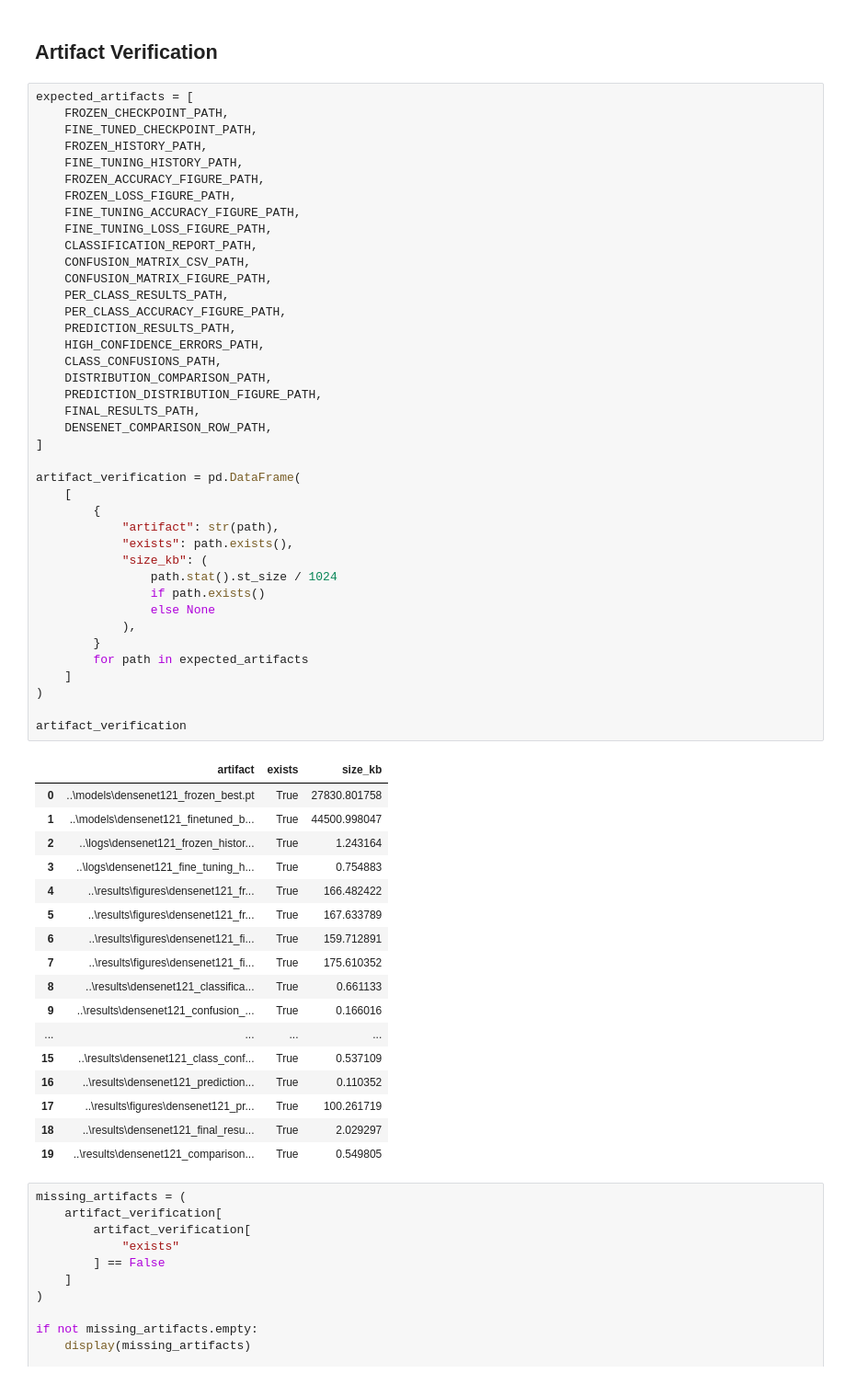
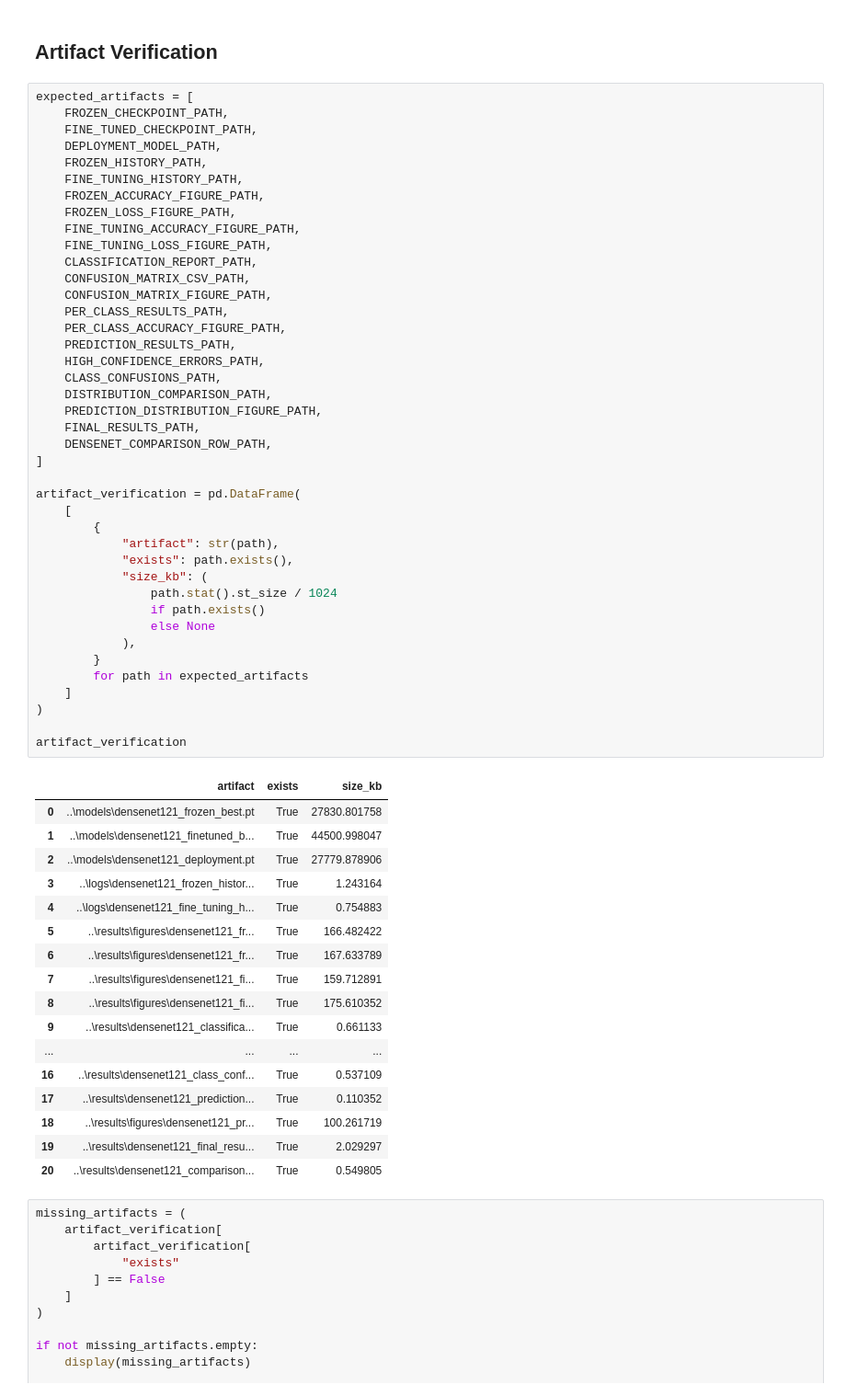
Before and after one commit to Soban-Creator/smart-waste-classification, a Jupyter notebook: notebooks/09_densenet121.ipynb, the cells around one changed output. Shown at 92% size. Saved outputs shown, nothing was run; the diff lists cells and outputs as text.

```diff
--- a/notebooks/09_densenet121.ipynb
+++ b/notebooks/09_densenet121.ipynb
@@ -3485,6 +3485,7 @@ densenet_comparison_row
 expected_artifacts = [
     FROZEN_CHECKPOINT_PATH,
     FINE_TUNED_CHECKPOINT_PATH,
+    DEPLOYMENT_MODEL_PATH,
     FROZEN_HISTORY_PATH,
     FINE_TUNING_HISTORY_PATH,
     FROZEN_ACCURACY_FIGURE_PATH,
@@ -3498,47 +3499,47 @@ expected_artifacts = [
     PER_CLASS_ACCURACY_FIGURE_PATH,
     PREDICTION_RESULTS_PATH,
     HIGH_CONFIDENCE_ERRORS_PATH,
     CLASS_CONFUSIONS_PATH,
     DISTRIBUTION_COMPARISON_PATH,
     PREDICTION_DISTRIBUTION_FIGURE_PATH,
     FINAL_RESULTS_PATH,
     DENSENET_COMPARISON_ROW_PATH,
 ]
 
 artifact_verification = pd.DataFrame(
     [
         {
             "artifact": str(path),
             "exists": path.exists(),
             "size_kb": (
                 path.stat().st_size / 1024
                 if path.exists()
                 else None
             ),
         }
         for path in expected_artifacts
     ]
 )
 
 artifact_verification
 # %% [output]
 |  | artifact | exists | size_kb |
 | 0 | ..\models\densenet121_frozen_best.pt | True | 27830.801758 |
 | 1 | ..\models\densenet121_finetuned_b... | True | 44500.998047 |
-| 2 | ..\logs\densenet121_frozen_histor... | True | 1.243164 |
-| 3 | ..\logs\densenet121_fine_tuning_h... | True | 0.754883 |
-| 4 | ..\results\figures\densenet121_fr... | True | 166.482422 |
-| 5 | ..\results\figures\densenet121_fr... | True | 167.633789 |
-| 6 | ..\results\figures\densenet121_fi... | True | 159.712891 |
-| 7 | ..\results\figures\densenet121_fi... | True | 175.610352 |
-| 8 | ..\results\densenet121_classifica... | True | 0.661133 |
-| 9 | ..\results\densenet121_confusion_... | True | 0.166016 |
+| 2 | ..\models\densenet121_deployment.pt | True | 27779.878906 |
+| 3 | ..\logs\densenet121_frozen_histor... | True | 1.243164 |
+| 4 | ..\logs\densenet121_fine_tuning_h... | True | 0.754883 |
+| 5 | ..\results\figures\densenet121_fr... | True | 166.482422 |
+| 6 | ..\results\figures\densenet121_fr... | True | 167.633789 |
+| 7 | ..\results\figures\densenet121_fi... | True | 159.712891 |
+| 8 | ..\results\figures\densenet121_fi... | True | 175.610352 |
+| 9 | ..\results\densenet121_classifica... | True | 0.661133 |
 | ... | ... | ... | ... |
-| 15 | ..\results\densenet121_class_conf... | True | 0.537109 |
-| 16 | ..\results\densenet121_prediction... | True | 0.110352 |
-| 17 | ..\results\figures\densenet121_pr... | True | 100.261719 |
-| 18 | ..\results\densenet121_final_resu... | True | 2.029297 |
-| 19 | ..\results\densenet121_comparison... | True | 0.549805 |
+| 16 | ..\results\densenet121_class_conf... | True | 0.537109 |
+| 17 | ..\results\densenet121_prediction... | True | 0.110352 |
+| 18 | ..\results\figures\densenet121_pr... | True | 100.261719 |
+| 19 | ..\results\densenet121_final_resu... | True | 2.029297 |
+| 20 | ..\results\densenet121_comparison... | True | 0.549805 |
 # %%
 missing_artifacts = (
     artifact_verification[
```
Also changed, not shown: 17 other files.
